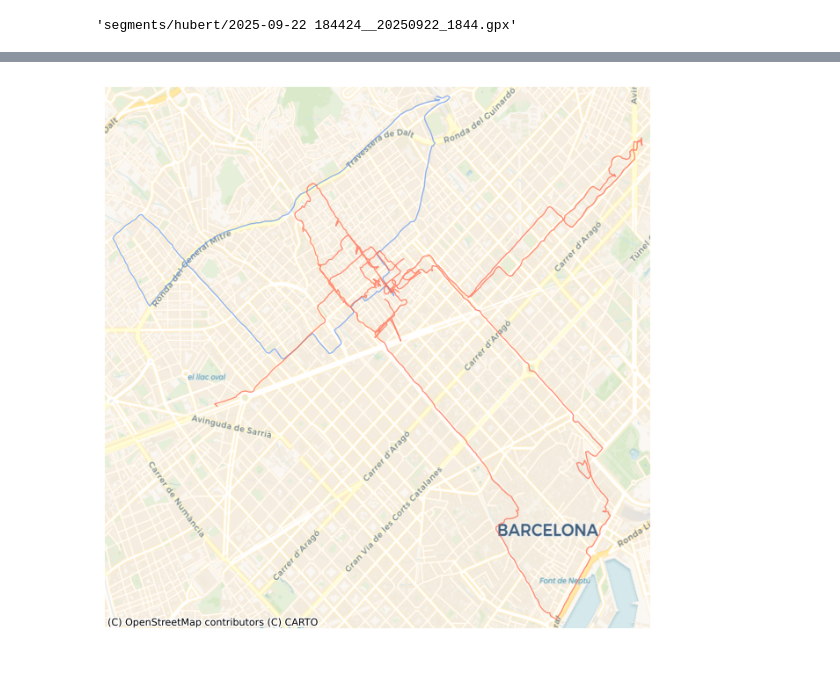
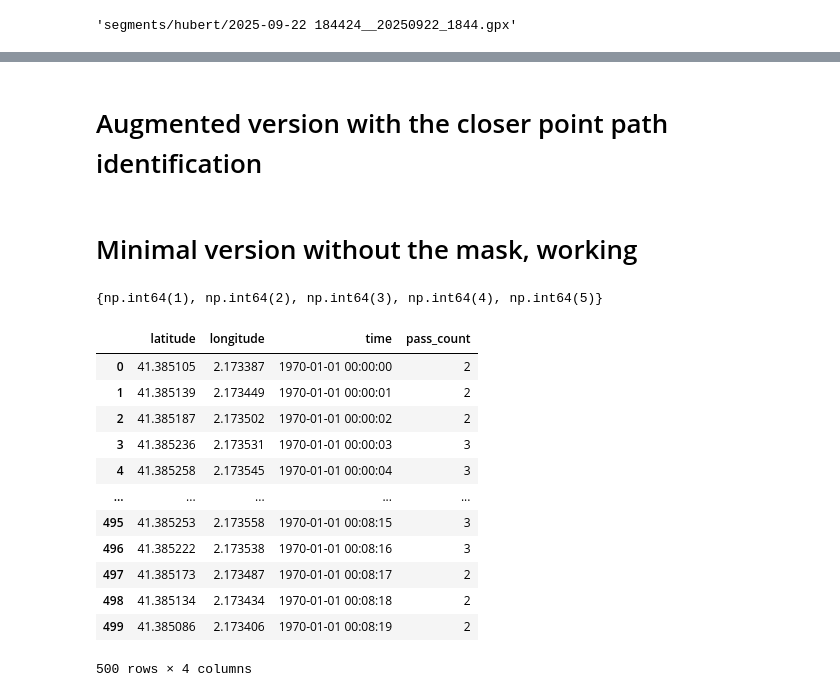
Before and after one commit to Hbretonniere/bike_it, a Jupyter notebook: explore.ipynb, the cells around one changed output, grey strips where cells are left out. Cells and saved outputs as stored; diff of their text form; code cells hidden in the pictures; blank space fills up the shorter version.

```diff
--- a/explore.ipynb
+++ b/explore.ipynb
@@ -168,23 +184,2 @@ ani.save("progressive_plot.mp4", writer="ffmpeg", fps=20)
-# %%
-# Set up figure and axis
-fig, ax = plt.subplots(figsize=(8,8))
-
-# Plot basemap once
-xh_for_bounds = [v for i, v in enumerate(xs_hub) if i not in cuts_hub]
-yh_for_bounds = [v for i, v in enumerate(ys_hub) if i not in cuts_hub]
-xpa_for_bounds = [v for i, v in enumerate(xs_pa) if i not in cuts_pa]
-ypa_for_bounds = [v for i, v in enumerate(ys_pa) if i not in cuts_pa]
-
-ax.set_xlim(min(min(xh_for_bounds), min(xpa_for_bounds))-100, max(max(xh_for_bounds), max(xpa_for_bounds))+100)
-ax.set_ylim(min(min(yh_for_bounds), min(ypa_for_bounds))-100, max(max(yh_for_bounds), max(ypa_for_bounds))+100)
-ctx.add_basemap(ax, source=ctx.providers.CartoDB.Voyager)
-ax.set_axis_off()
-
-line_plot_hub, = ax.plot([], [], color='cornflowerblue', lw=lw, alpha=0.7)
-line_plot_PA, = ax.plot([], [], color='tomato', lw=lw, alpha=0.7)  # different color
-
-line_plot_hub.set_data(xs_hub[::step], ys_hub[::step])
-line_plot_PA.set_data(xs_pa[::step], ys_pa[::step])
-fig.savefig(f'untill_now_{step}.png', dpi=500)
-# %% [output]
-[figure, removed]
+# %% [markdown]
+# Augmented version with the closer point path identification
@@ -190,0 +229,2 @@ fig.savefig(f'untill_now_{step}.png', dpi=500)
+# %% [markdown]
+# Minimal version without the mask, working
@@ -190,0 +287,20 @@ fig.savefig(f'untill_now_{step}.png', dpi=500)
+# %%
+set(pass_counts)
+# %% [output]
+{np.int64(1), np.int64(2), np.int64(3), np.int64(4), np.int64(5)}
+# %%
+df_result
+# %% [output]
+|  | latitude | longitude | time | pass_count |
+| 0 | 41.385105 | 2.173387 | 1970-01-01 00:00:00 | 2 |
+| 1 | 41.385139 | 2.173449 | 1970-01-01 00:00:01 | 2 |
+| 2 | 41.385187 | 2.173502 | 1970-01-01 00:00:02 | 2 |
+| 3 | 41.385236 | 2.173531 | 1970-01-01 00:00:03 | 3 |
+| 4 | 41.385258 | 2.173545 | 1970-01-01 00:00:04 | 3 |
+| ... | ... | ... | ... | ... |
+| 495 | 41.385253 | 2.173558 | 1970-01-01 00:08:15 | 3 |
+| 496 | 41.385222 | 2.173538 | 1970-01-01 00:08:16 | 3 |
+| 497 | 41.385173 | 2.173487 | 1970-01-01 00:08:17 | 2 |
+| 498 | 41.385134 | 2.173434 | 1970-01-01 00:08:18 | 2 |
+| 499 | 41.385086 | 2.173406 | 1970-01-01 00:08:19 | 2 |
+500 rows × 4 columns
```
Also changed, not shown: parts of 11 cells of this notebook.
